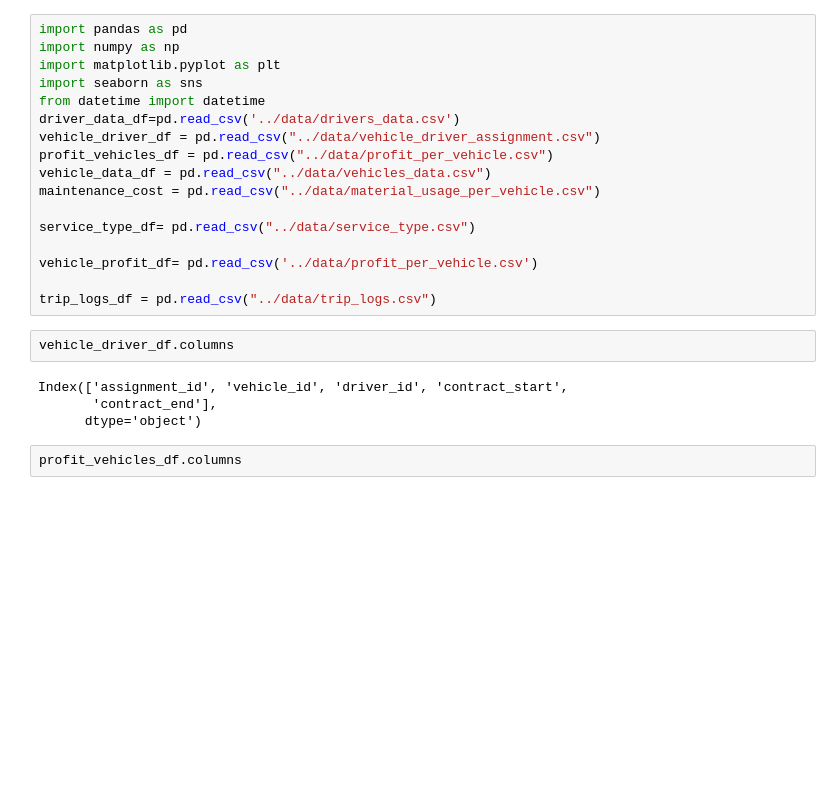
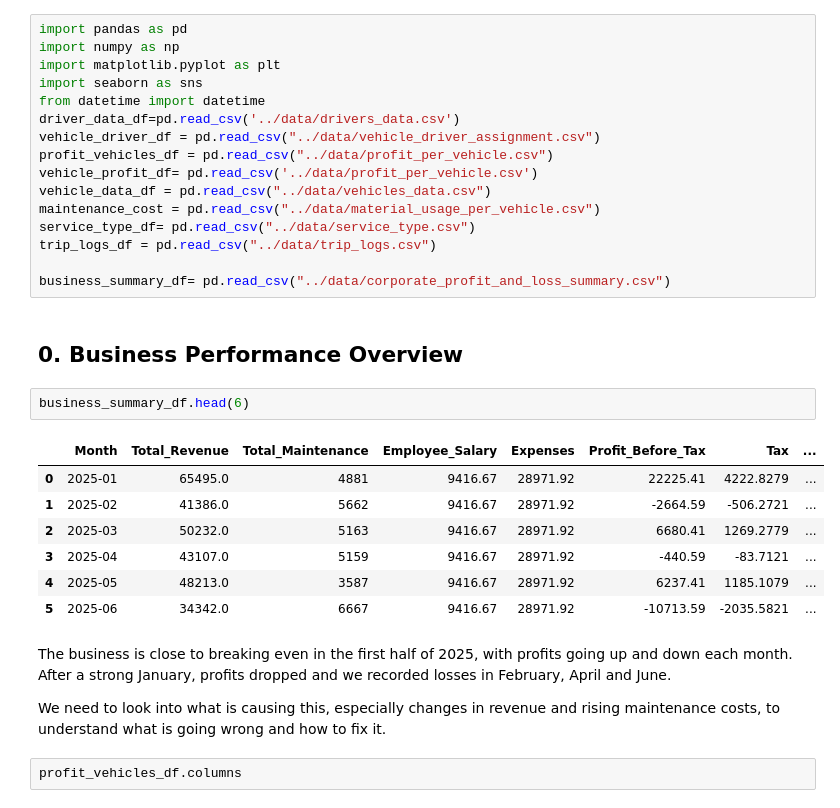
Before and after one commit to Barahow/fleet-telemetrics-analysis, a Jupyter notebook: notebooks/eda/descriptive_eda.ipynb, the cells around one changed output. Drawn from its saved outputs; the diff is of its cells as text; blank space fills up the shorter version.

```diff
--- a/notebooks/eda/descriptive_eda.ipynb
+++ b/notebooks/eda/descriptive_eda.ipynb
@@ -41,20 +43,29 @@ from datetime import datetime
 driver_data_df=pd.read_csv('../data/drivers_data.csv')
 vehicle_driver_df = pd.read_csv("../data/vehicle_driver_assignment.csv")
 profit_vehicles_df = pd.read_csv("../data/profit_per_vehicle.csv")
+vehicle_profit_df= pd.read_csv('../data/profit_per_vehicle.csv')
 vehicle_data_df = pd.read_csv("../data/vehicles_data.csv")
 maintenance_cost = pd.read_csv("../data/material_usage_per_vehicle.csv")
+service_type_df= pd.read_csv("../data/service_type.csv")
+trip_logs_df = pd.read_csv("../data/trip_logs.csv")
 
-service_type_df= pd.read_csv("../data/service_type.csv")
-
-vehicle_profit_df= pd.read_csv('../data/profit_per_vehicle.csv')
-
-trip_logs_df = pd.read_csv("../data/trip_logs.csv")
+business_summary_df= pd.read_csv("../data/corporate_profit_and_loss_summary.csv")
-# %%
-vehicle_driver_df.columns
-# %% [output]
-Index(['assignment_id', 'vehicle_id', 'driver_id', 'contract_start',
-       'contract_end'],
-      dtype='object')
+# %% [markdown]
+## 0. Business Performance Overview
+# %%
+business_summary_df.head(6)
+# %% [output]
+|  | Month | Total_Revenue | Total_Maintenance | Employee_Salary | Expenses | Profit_Before_Tax | Tax | ... |
+| 0 | 2025-01 | 65495.0 | 4881 | 9416.67 | 28971.92 | 22225.41 | 4222.8279 | ... |
+| 1 | 2025-02 | 41386.0 | 5662 | 9416.67 | 28971.92 | -2664.59 | -506.2721 | ... |
+| 2 | 2025-03 | 50232.0 | 5163 | 9416.67 | 28971.92 | 6680.41 | 1269.2779 | ... |
+| 3 | 2025-04 | 43107.0 | 5159 | 9416.67 | 28971.92 | -440.59 | -83.7121 | ... |
+| 4 | 2025-05 | 48213.0 | 3587 | 9416.67 | 28971.92 | 6237.41 | 1185.1079 | ... |
+| 5 | 2025-06 | 34342.0 | 6667 | 9416.67 | 28971.92 | -10713.59 | -2035.5821 | ... |
+# %% [markdown]
+The business is close to breaking even in the first half of 2025, with profits going up and down each month. After a strong January, profits dropped and we recorded losses in February, April and June.
+
+We need to look into what is causing this, especially changes in revenue and rising maintenance costs, to understand what is going wrong and how to fix it.
 # %%
 profit_vehicles_df.columns
 # %% [output]
```
Also changed, not shown: parts of 1 cell of this notebook.
